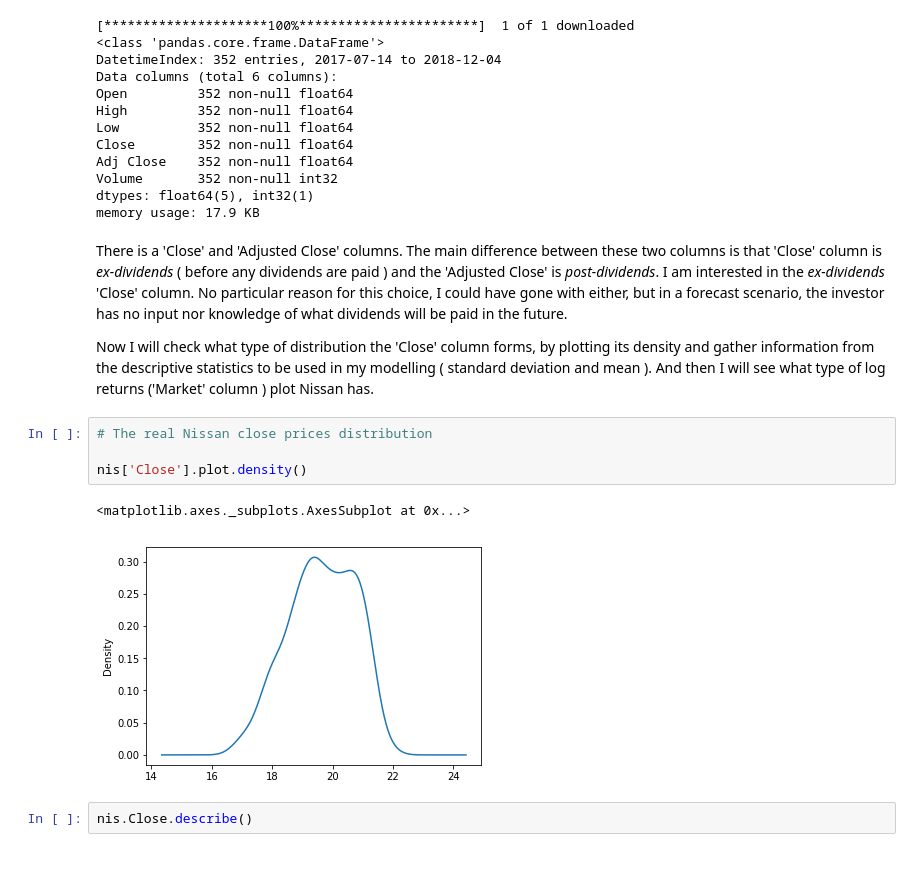
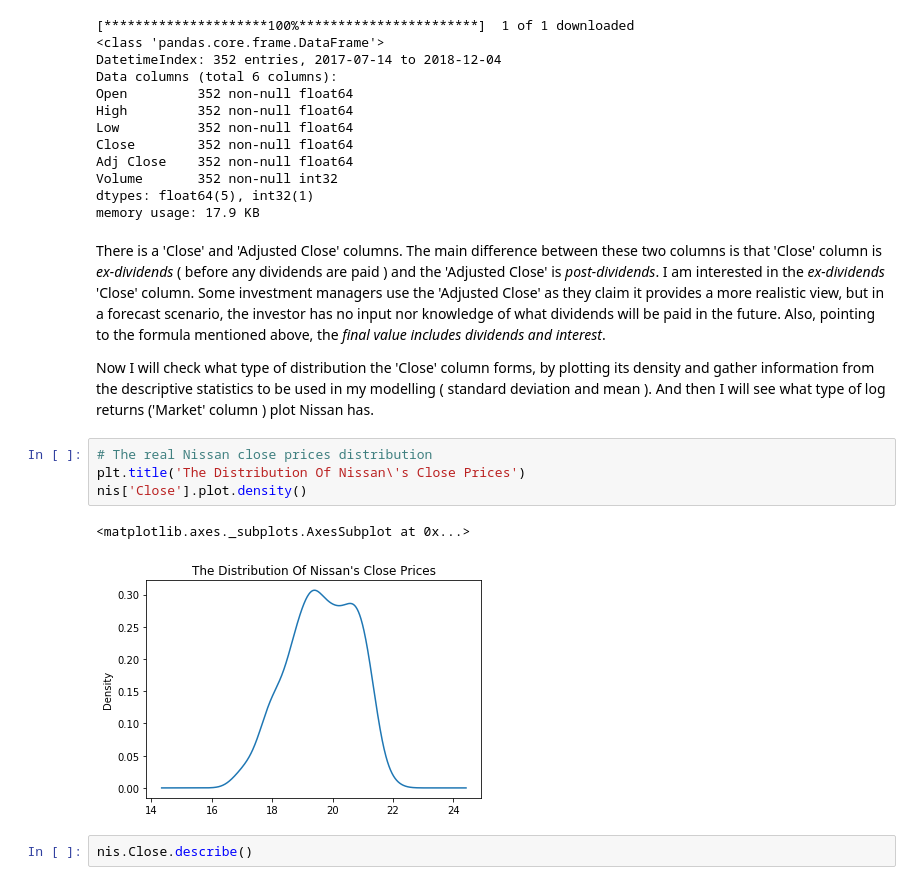
Before and after one commit to MarcoMen-Temp/Programming-Project, a Jupyter notebook: Programming.ipynb, the cells around one changed output. Cells and saved outputs as stored; diff of their text form.

```diff
--- a/Programming.ipynb
+++ b/Programming.ipynb
@@ -80,16 +97,16 @@ Volume       352 non-null int32
 dtypes: float64(5), int32(1)
 memory usage: 17.9 KB
 # %% [markdown]
-There is a 'Close' and 'Adjusted Close' columns. The main difference between these two columns is that 'Close' column is *ex-dividends* ( before any dividends are paid ) and the 'Adjusted Close' is *post-dividends*. I am interested in the *ex-dividends* 'Close' column. No particular reason for this choice, I could have gone with either, but in a forecast scenario, the investor has no input nor knowledge of what dividends will be paid in the future.
+There is a 'Close' and 'Adjusted Close' columns. The main difference between these two columns is that 'Close' column is *ex-dividends* ( before any dividends are paid ) and the 'Adjusted Close' is *post-dividends*. I am interested in the *ex-dividends* 'Close' column. Some investment managers use the 'Adjusted Close' as they claim it provides a more realistic view, but in a forecast scenario, the investor has no input nor knowledge of what dividends will be paid in the future. Also, pointing to the formula mentioned above, the *final value includes dividends and interest*.
 
 Now I will check what type of distribution the 'Close' column forms, by plotting its density and gather information from the descriptive statistics to be used in my modelling ( standard deviation and mean ). And then I will see what type of log returns ('Market' column ) plot Nissan has.
 # %%
 # The real Nissan close prices distribution
-
+plt.title('The Distribution Of Nissan\'s Close Prices')
 nis['Close'].plot.density()
 # %% [output]
 <matplotlib.axes._subplots.AxesSubplot at 0x...>
-[figure, old version]
+[figure, new version]
 # %%
 nis.Close.describe()
 # %% [output]
```
Also changed, not shown: parts of 14 cells of this notebook.
